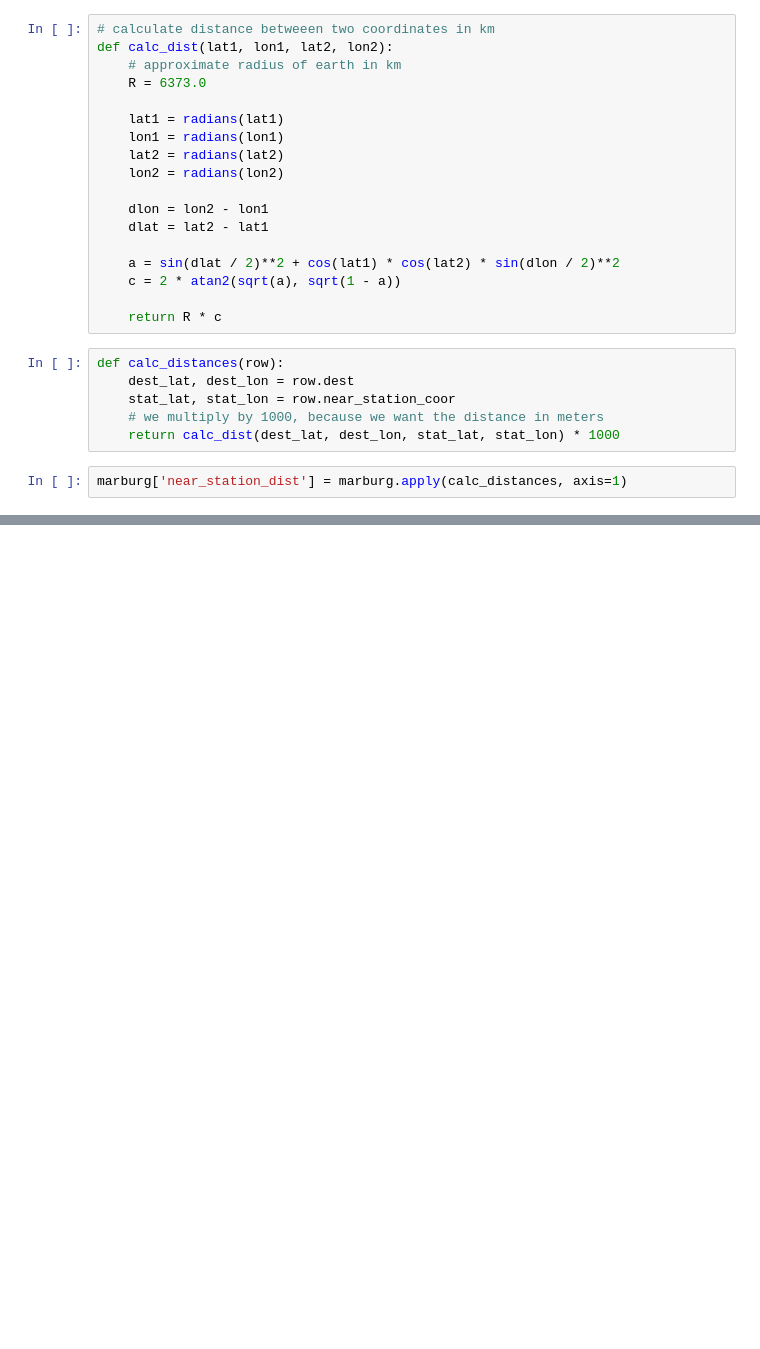
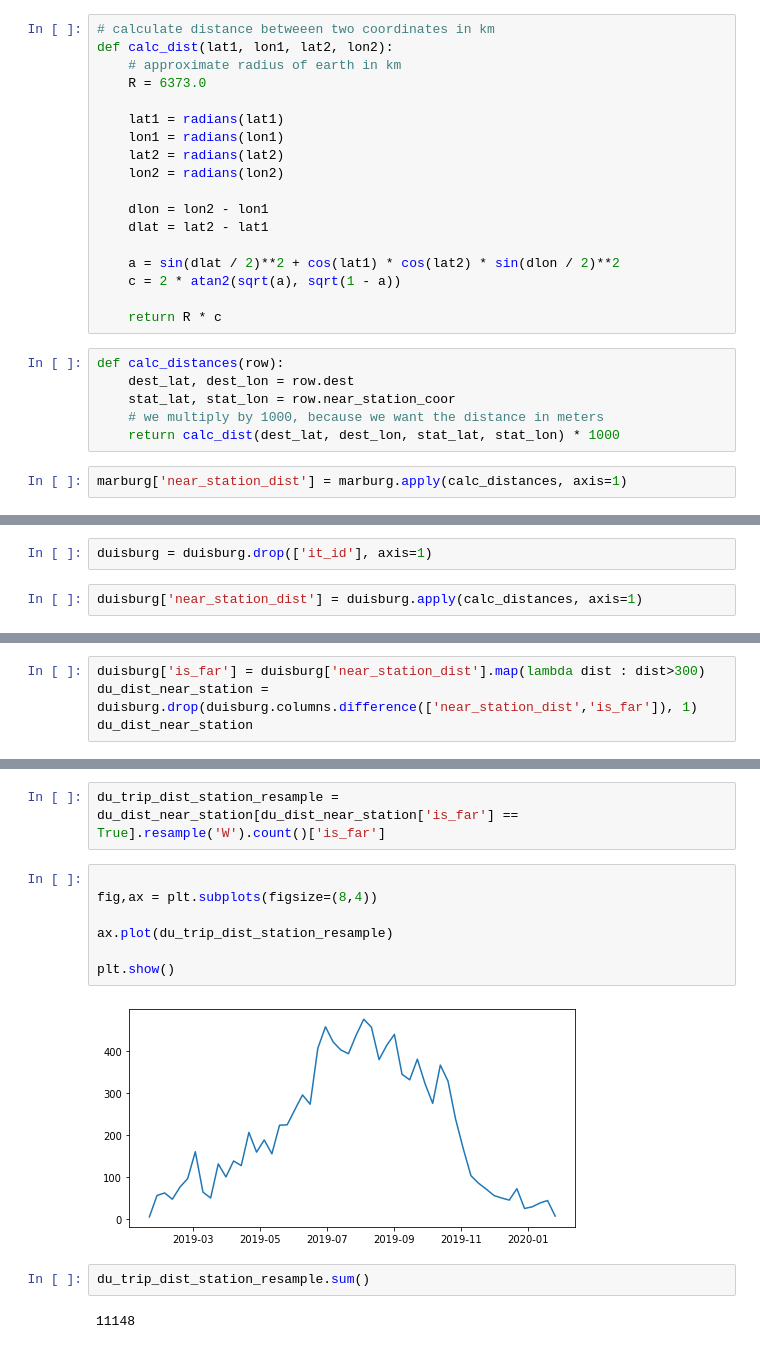
Before and after one commit to mogottsch/dsml_2020_magma, a Jupyter notebook: 2_kpi_calculation/Moritz_KPI.ipynb, the cells around one changed output, grey strips where cells are left out. Saved outputs shown, nothing was run; the diff lists cells and outputs as text; blank space fills up the shorter version.

Commit message:
calculate hourly wrongly parked bikes for duisburg

```diff
--- a/2_kpi_calculation/Moritz_KPI.ipynb
+++ b/2_kpi_calculation/Moritz_KPI.ipynb
@@ -159,0 +170,4 @@ to_plot.sum()
+# %%
+duisburg = duisburg.drop(['it_id'], axis=1)
+# %%
+duisburg['near_station_dist'] = duisburg.apply(calc_distances, axis=1)
@@ -159,0 +192,4 @@ to_plot.sum()
+# %%
+duisburg['is_far'] = duisburg['near_station_dist'].map(lambda dist : dist>300)
+du_dist_near_station = duisburg.drop(duisburg.columns.difference(['near_station_dist','is_far']), 1)
+du_dist_near_station
@@ -159,0 +211,15 @@ to_plot.sum()
+# %%
+du_trip_dist_station_resample = du_dist_near_station[du_dist_near_station['is_far'] == True].resample('W').count()['is_far']
+# %%
+
+fig,ax = plt.subplots(figsize=(8,4))
+
+ax.plot(du_trip_dist_station_resample)
+
+plt.show()
+# %% [output]
+[figure, added]
+# %%
+du_trip_dist_station_resample.sum()
+# %% [output]
+11148
```
Also changed, not shown: parts of 16 cells of this notebook.
